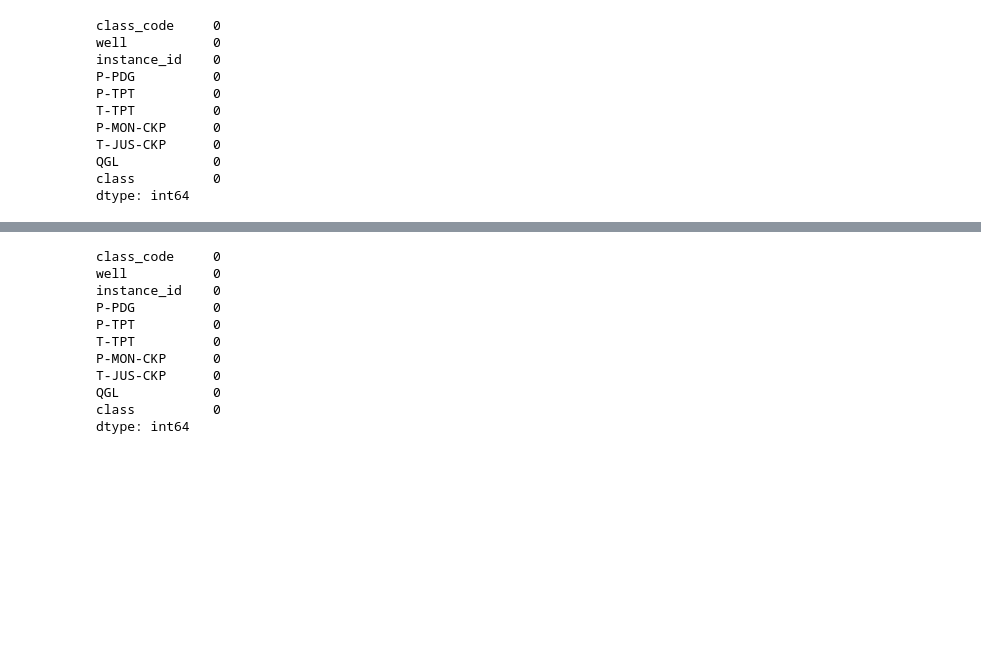
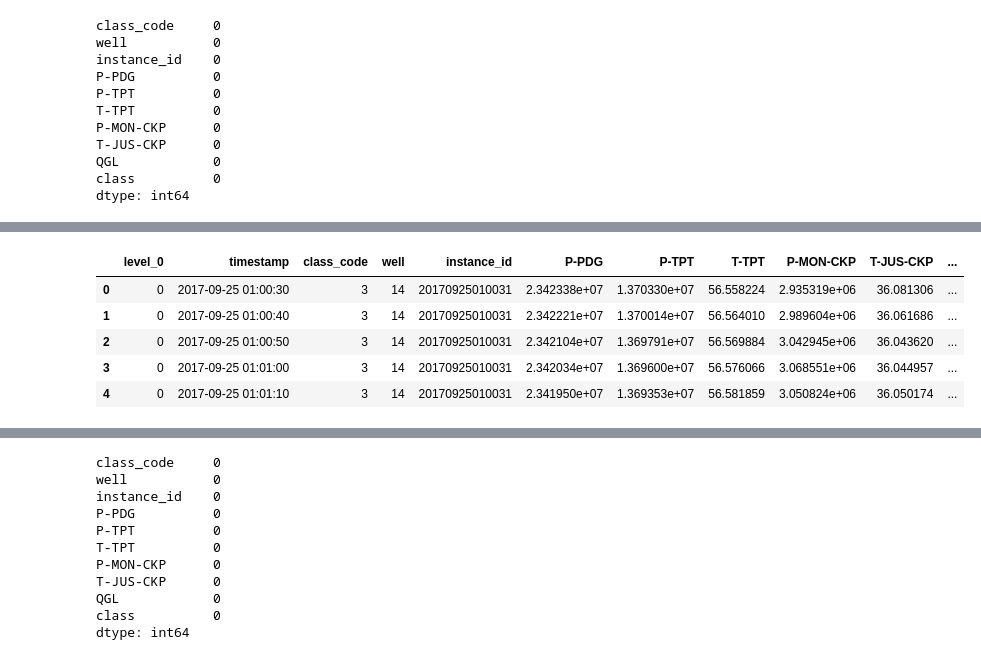
Before and after one commit to mc50093/uzop_proj, a Jupyter notebook: Classification of undesirable oil well events.ipynb, the cells around one changed output, grey strips where cells are left out. Cells and saved outputs as stored; diff of their text form; code cells hidden in the pictures; blank space fills up the shorter version.

```diff
--- a/Classification of undesirable oil well events.ipynb
+++ b/Classification of undesirable oil well events.ipynb
@@ -201,0 +402,9 @@ len(data_windowed)
+# %%
+all_windowed.head()
+# %% [output]
+|  | level_0 | timestamp | class_code | well | instance_id | P-PDG | P-TPT | T-TPT | P-MON-CKP | T-JUS-CKP | ... |
+| 0 | 0 | 2017-09-25 01:00:30 | 3 | 14 | 20170925010031 | 2.342338e+07 | 1.370330e+07 | 56.558224 | 2.935319e+06 | 36.081306 | ... |
+| 1 | 0 | 2017-09-25 01:00:40 | 3 | 14 | 20170925010031 | 2.342221e+07 | 1.370014e+07 | 56.564010 | 2.989604e+06 | 36.061686 | ... |
+| 2 | 0 | 2017-09-25 01:00:50 | 3 | 14 | 20170925010031 | 2.342104e+07 | 1.369791e+07 | 56.569884 | 3.042945e+06 | 36.043620 | ... |
+| 3 | 0 | 2017-09-25 01:01:00 | 3 | 14 | 20170925010031 | 2.342034e+07 | 1.369600e+07 | 56.576066 | 3.068551e+06 | 36.044957 | ... |
+| 4 | 0 | 2017-09-25 01:01:10 | 3 | 14 | 20170925010031 | 2.341950e+07 | 1.369353e+07 | 56.581859 | 3.050824e+06 | 36.050174 | ... |
```
Also changed, not shown: parts of 18 cells of this notebook.
